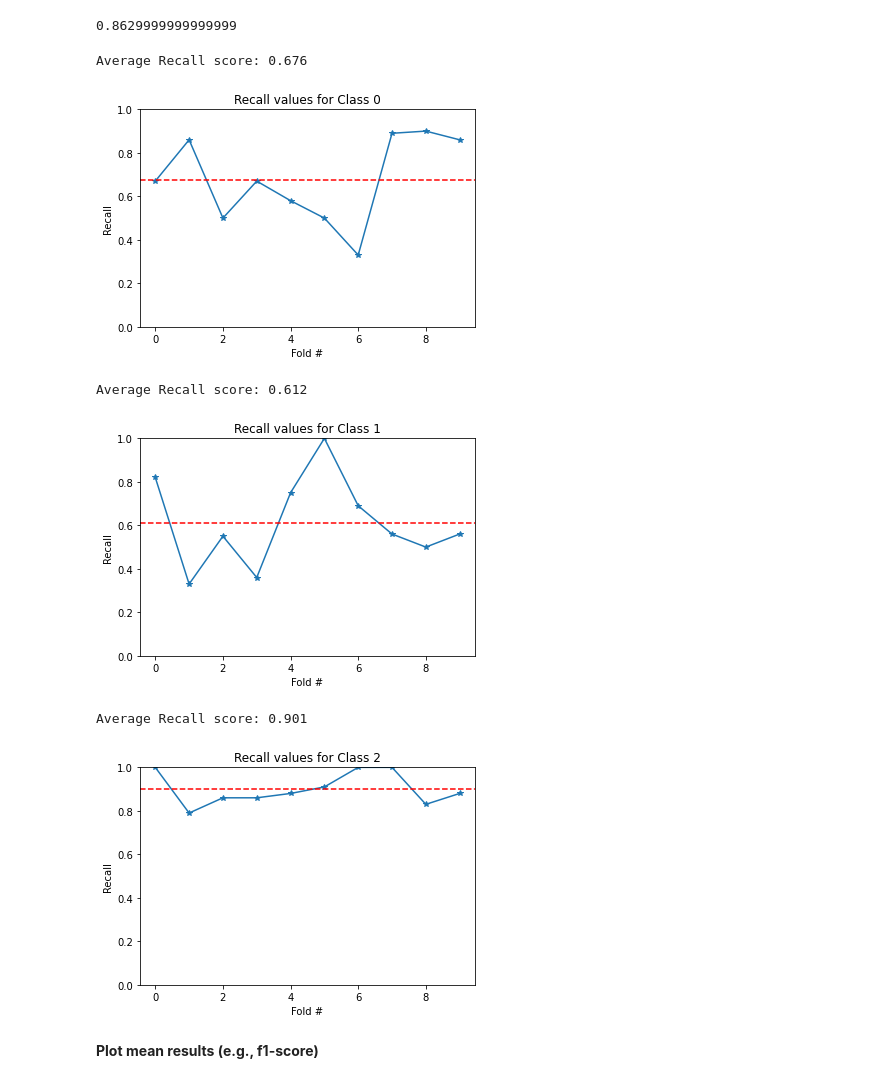
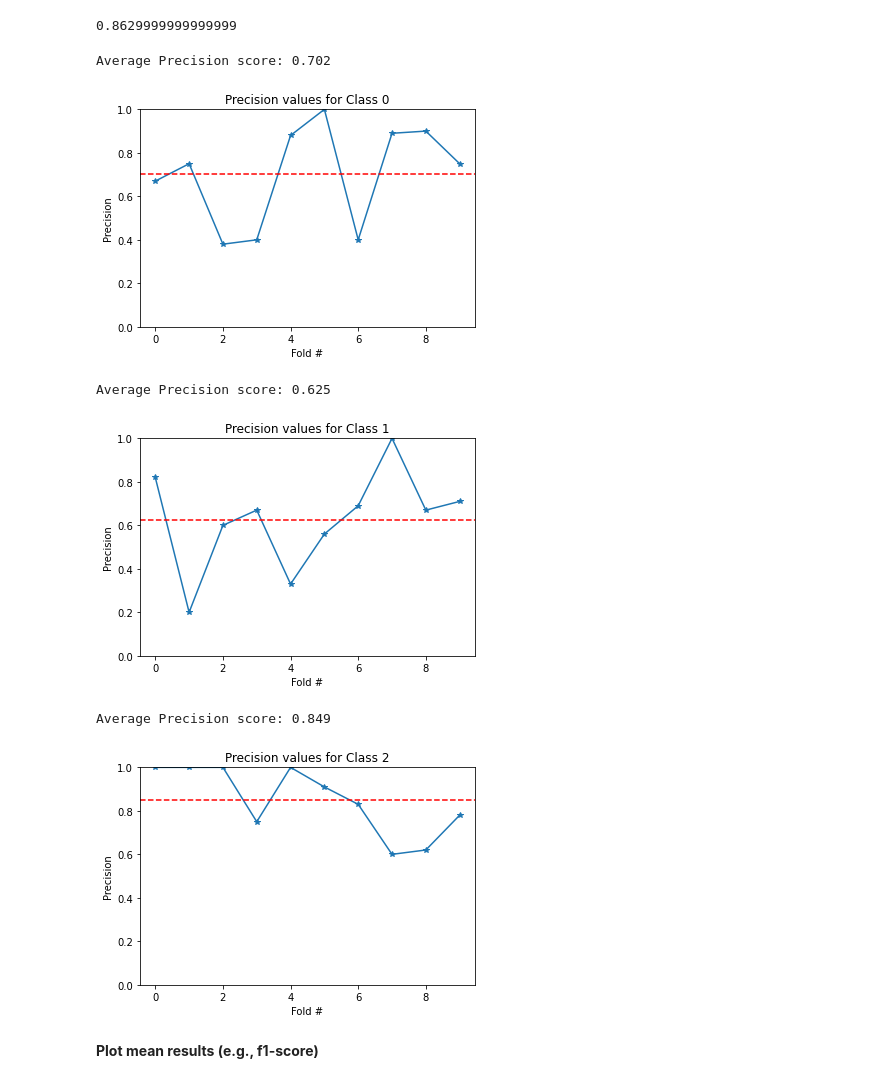
Before and after one commit to nazmulhasan202/WIP_NoteBooks, a Jupyter notebook: Classification of Porosity Level.ipynb, the cells around one changed output. Cells and saved outputs as stored; diff of their text form; code cells hidden in the pictures.

```diff
--- a/Classification of Porosity Level.ipynb
+++ b/Classification of Porosity Level.ipynb
@@ -727,20 +729,20 @@ def plot_classwise_classification_results(class_label,result, filename):
   # plt.savefig(filename, dpi = 600)
   plt.show()
 # %%
-result = 'Recall' # result: {'Precision','Recall','f1score'}
+result = 'Precision' # result: {'Precision','Recall','f1score'}
 filename = result + ' plot for class 0 porosity level.png'
 plot_classwise_classification_results(class_label = 0, result = result, filename = filename)
 filename = result + ' plot for class 1 porosity level.png'
 plot_classwise_classification_results(class_label = 1, result = result, filename = filename)
 filename = result + ' plot for class 2 porosity level.png'
 plot_classwise_classification_results(class_label = 2, result = result, filename = filename)
 # %% [output]
-Average Recall score: 0.676
+Average Precision score: 0.702
-[figure, old version]
+[figure, new version]
-Average Recall score: 0.612
+Average Precision score: 0.625
-[figure, old version]
+[figure, new version]
-Average Recall score: 0.901
+Average Precision score: 0.849
-[figure, old version]
+[figure, new version]
 # %% [markdown]
 **Plot mean results (e.g., f1-score)**
 # %%
```
Also changed, not shown: parts of 21 cells of this notebook.
